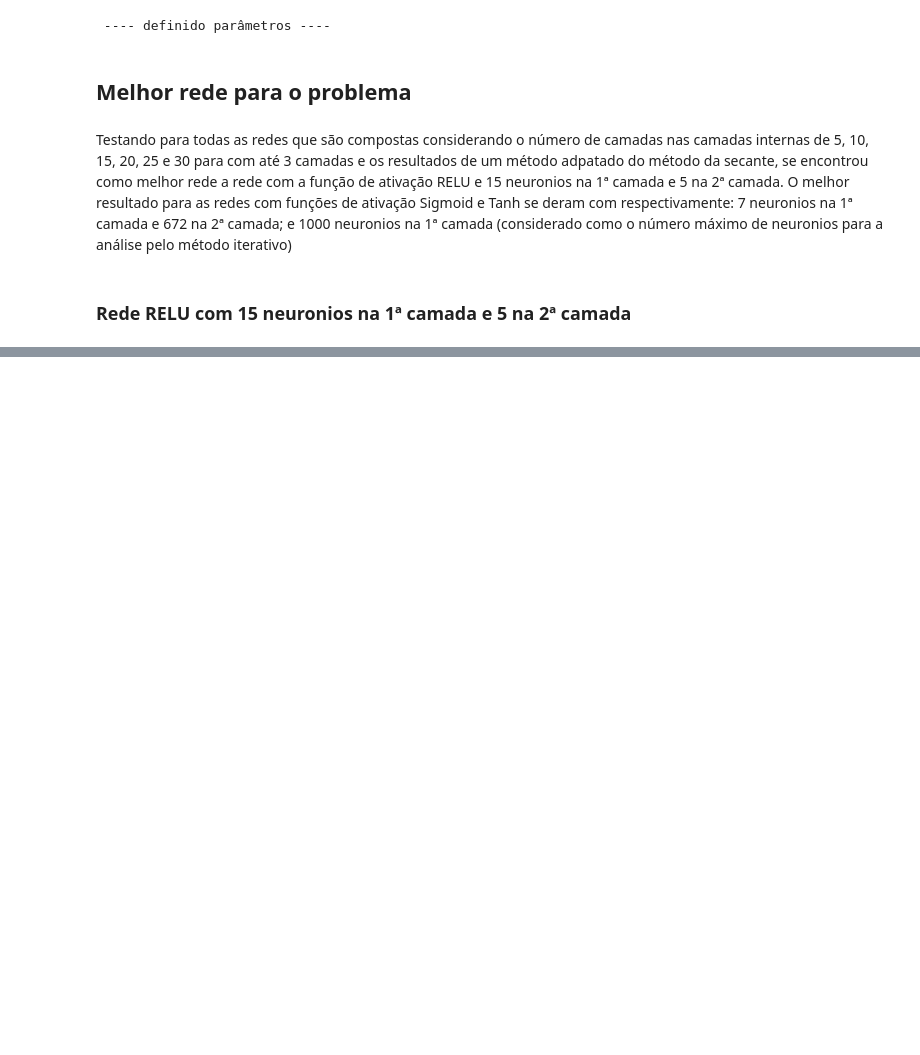
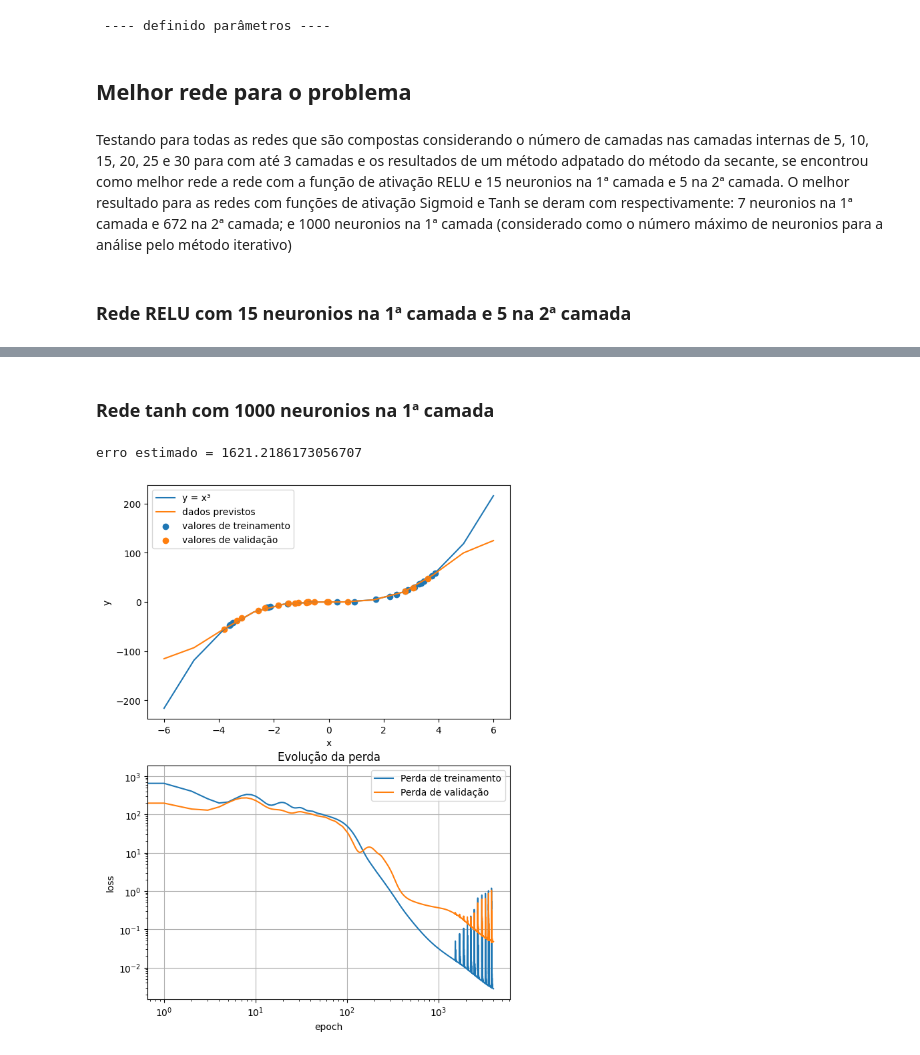
Before and after one commit to ErickOlima/MLT-Project-, a Jupyter notebook: .ipynb_presentation/Ex1.ipynb, the cells around one changed output, grey strips where cells are left out. Saved outputs shown, nothing was run; the diff lists cells and outputs as text; code cells hidden in the pictures; blank space fills up the shorter version.

```diff
--- a/.ipynb_presentation/Ex1.ipynb
+++ b/.ipynb_presentation/Ex1.ipynb
@@ -65,53 +81,16 @@ AttributeError: module 'Rede_neural' has no attribute 'plotagem_1d_modelo_show'
+# %% [markdown]
+### Rede tanh com 1000 neuronios na 1ª camada
 # %%
-        for neuronios_1 in (5, 10, 15, 20, 25, 30):
-            model = rn.neural_net_interno_1_hidden([1, neuronios_1, 1], activation_func, zerar_seed=1) # uma camada interna de 20]
-            loss = model.treino(x_true, y_true)
+# função de ativação
+activation_func = "tanh"
+# número de neuronios
+neuronios = [1000]
 
-            y_pred = model.foward(t.tensor(np.array([xf]).T, dtype = t.float32)).squeeze()
+# processamento da rede e plotagem das funções
+erro_extrapol = tr.processamento_agrupado(rn.neural_net_interno_1_hidden, neuronios, activation_func, x_train, y_train, x_val, y_val, xf, func, error_func)
 
-            error_measure = error_func(t.tensor(func(xf), dtype= t.float32), y_pred).item()
-            dict_erros[activation_func][neuronios_1] = error_measure
-
-            plotagem_1d_modelo(xf, func, x_true, y_pred, y_true, loss, "y = x³",
-                                f"Work\Ex1_graphs\{activation_func}_hidden1_{neuronios_1}")
-            pbar.update(1)
-
-        # 2 hidden layer
-        for neuronios_1 in neuronios_list:
-            for neuronios_2 in neuronios_list:
-                model = rn.neural_net_interno_2_hidden([1, neuronios_1, neuronios_2, 1], activation_func) # uma camada interna de 20]
-                loss = model.treino(x_true, y_true)
-
-                y_pred = model.foward(t.tensor(np.array([xf]).T, dtype = t.float32)).squeeze()
-
-                error_measure = error_func(t.tensor(func(xf), dtype= t.float64), y_pred).item()
-                dict_erros[activation_func][f"{neuronios_1},{neuronios_2}"] = error_measure
-
-                plotagem_1d_modelo(xf, func, x_true, y_pred, y_true, loss, "y = x³",
-                                    f"Work\Ex1_graphs\{activation_func}_hidden1_{neuronios_1}_hidden2_{neuronios_2}")
-                pbar.update(1)
-        # 3 hidden layer
-        for neuronios_1 in neuronios_list:
-            for neuronios_2 in neuronios_list:
-                for neuronios_3 in neuronios_list:
-                    model = rn.neural_net_interno_3_hidden([1, neuronios_1, neuronios_2, neuronios_3, 1], activation_func) # uma camada interna de 20]
-                    loss = model.treino(x_true, y_true)
-
-                    y_pred = model.foward(t.tensor(np.array([xf]).T, dtype = t.float32)).squeeze()
-
-                    error_measure = error_func(t.tensor(func(xf), dtype= t.float64), y_pred).item()
-                    dict_erros[activation_func][f"{neuronios_1},{neuronios_2},{neuronios_3}"] = error_measure
-
-                    plotagem_1d_modelo(xf, func, x_true, y_pred, y_true, loss, "y = x³",
-                                        f"Work\Ex1_graphs\{activation_func}_hidden1_{neuronios_1}_hidden2_{neuronios_2}_hidden3_{neuronios_3}")
-                    pbar.update(1)
-
-        for erros in dict_erros[activation_func].items():
-            print(f"Função de Ativação: {activation_func}, Neurônios: {erros[0]}, Erro: {erros[1]}")
-
-        print(f"Tempo para função de ativação {activation_func}: {tm.time()-begin:.2f} segundos")
-
-print(" ---- salvando erros ---- ")
-dict_erros = json.dumps(dict_erros)
-with open("Work\Ex1_graphs\Erros.txt", "w") as file:
-    print(dict_erros, file=file)
+# printando erro estimado
+print(f"erro estimado = {erro_extrapol}")
+# %% [output]
+erro estimado = 1621.2186173056707
+[figure, added]
```
Also changed, not shown: parts of 3 cells of this notebook, 16 other files.
